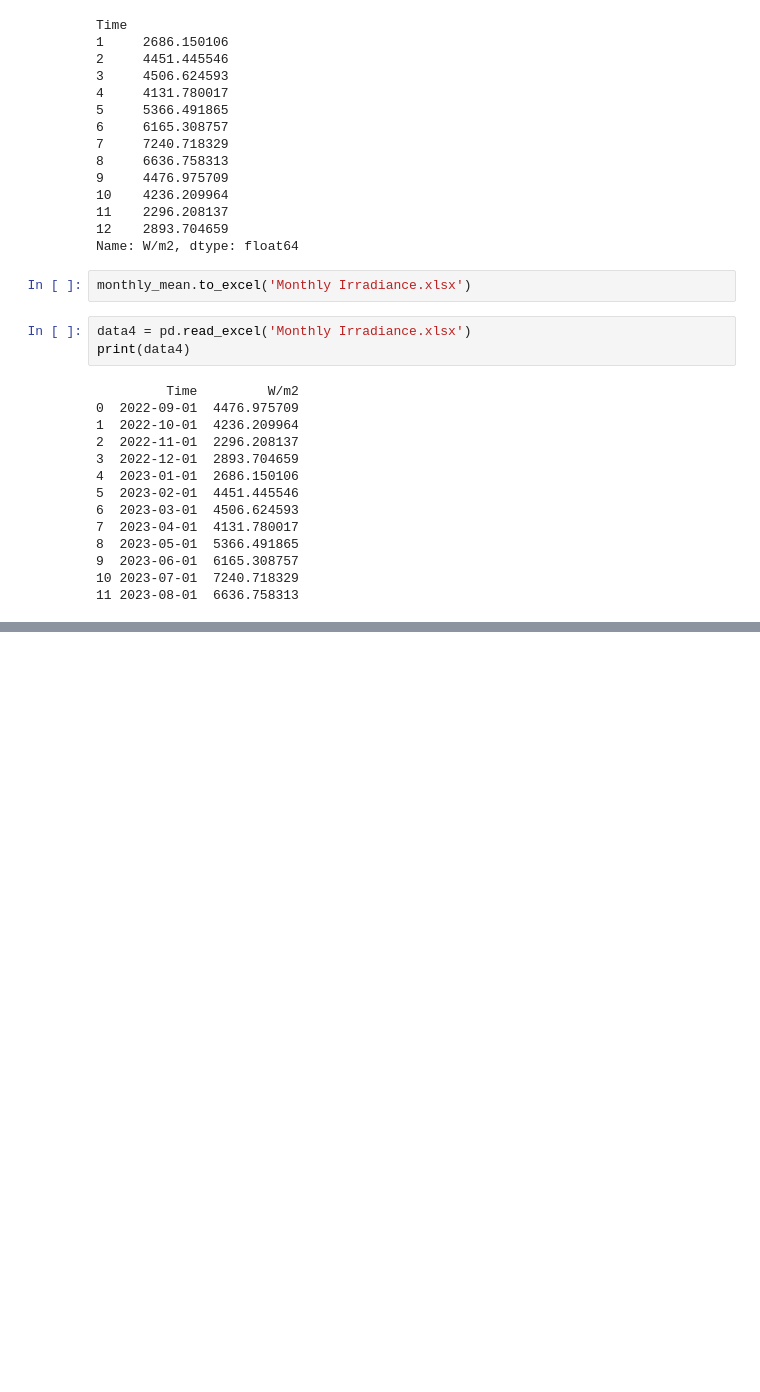
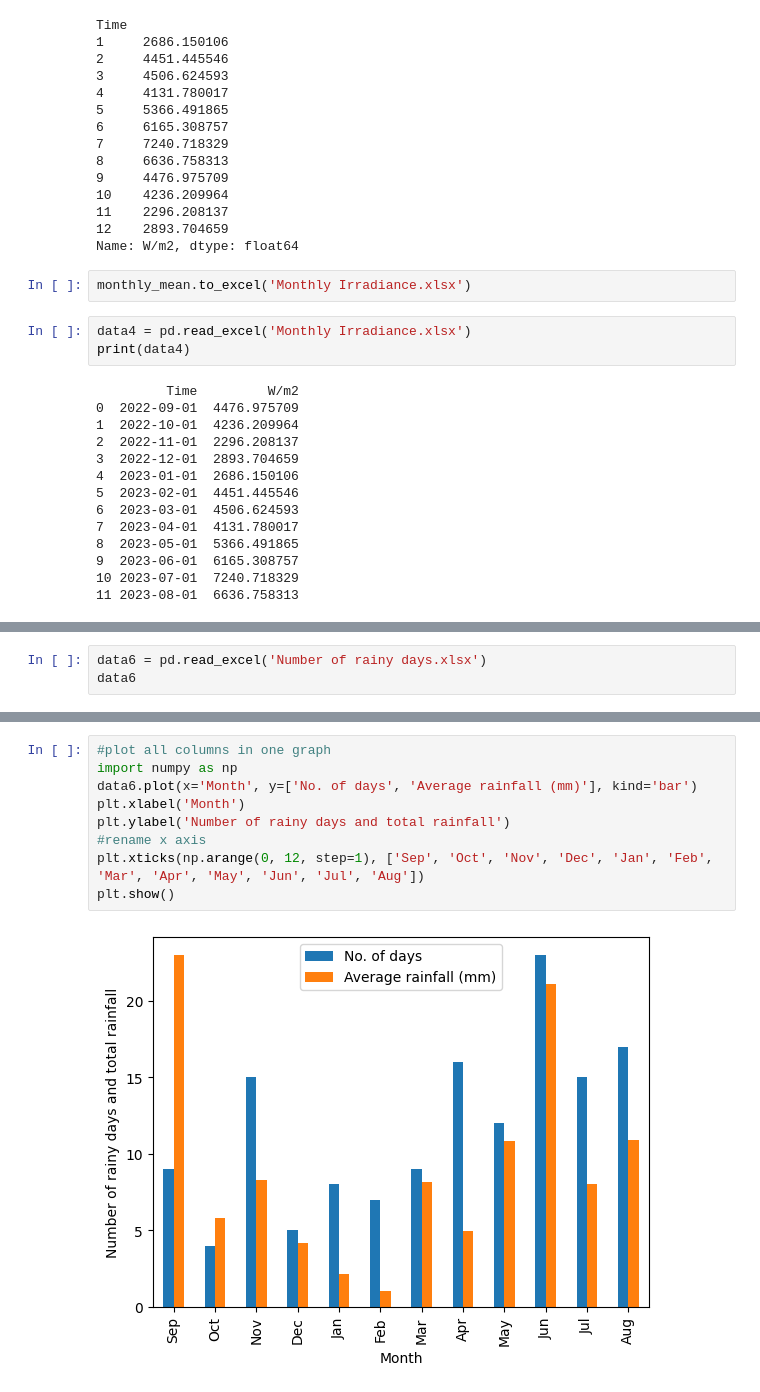
Before and after one commit to KangarooNick/FYP-Code, a Jupyter notebook: Meteorological Data/Plot graph for seasonal meteorological data.ipynb, the cells around one changed output, grey strips where cells are left out. Drawn from its saved outputs; the diff is of its cells as text; blank space fills up the shorter version.

```diff
--- a/Meteorological Data/Plot graph for seasonal meteorological data.ipynb
+++ b/Meteorological Data/Plot graph for seasonal meteorological data.ipynb
@@ -253,0 +273,3 @@ Correlation coefficient: 0.9031344718840697
+# %%
+data6 = pd.read_excel('Number of rainy days.xlsx')
+data6
@@ -253,0 +290,11 @@ Correlation coefficient: 0.9031344718840697
+# %%
+#plot all columns in one graph
+import numpy as np
+data6.plot(x='Month', y=['No. of days', 'Average rainfall (mm)'], kind='bar')
+plt.xlabel('Month')
+plt.ylabel('Number of rainy days and total rainfall')
+#rename x axis
+plt.xticks(np.arange(0, 12, step=1), ['Sep', 'Oct', 'Nov', 'Dec', 'Jan', 'Feb', 'Mar', 'Apr', 'May', 'Jun', 'Jul', 'Aug'])
+plt.show()
+# %% [output]
+[figure, added]
```
Also changed, not shown: parts of 15 cells of this notebook, 18 other files.
